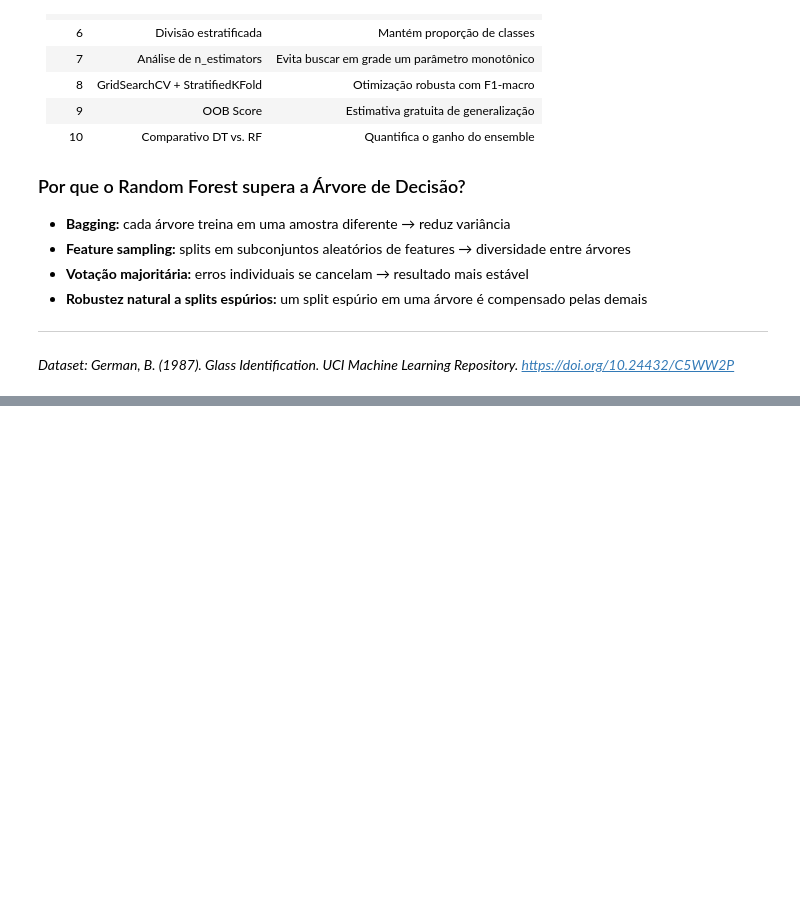
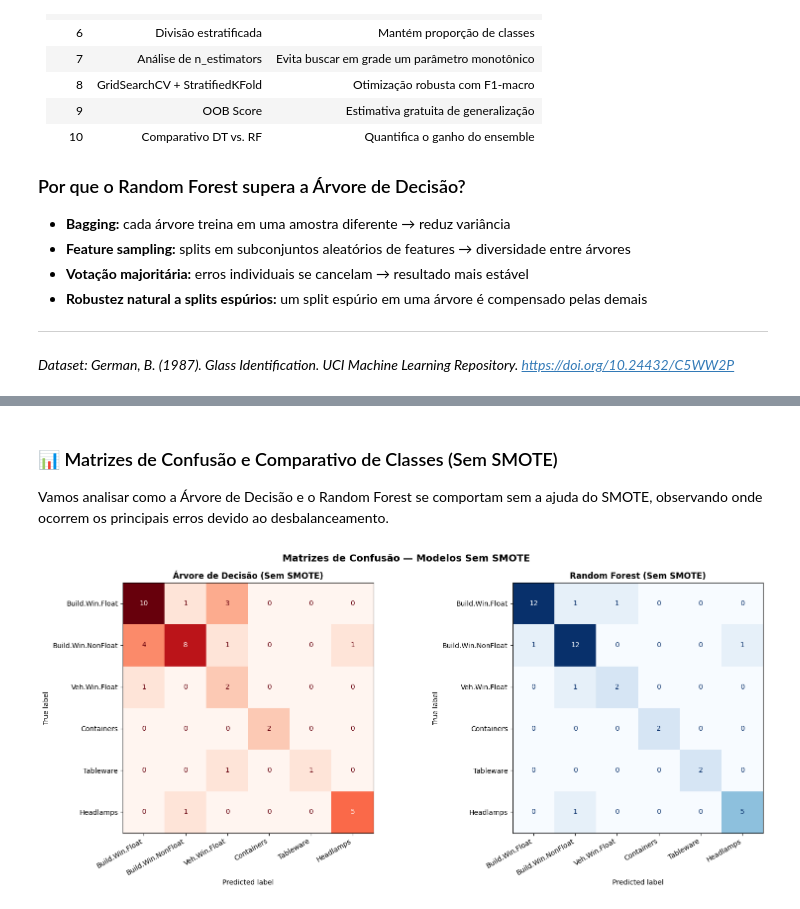
Before and after one commit to HevertonMac/Aprendizagem-de-m-quina, a Jupyter notebook: glass_random_forest.ipynb, the cells around one changed output, grey strips where cells are left out. Saved outputs shown, nothing was run; the diff lists cells and outputs as text; code cells hidden in the pictures; blank space fills up the shorter version.

```diff
--- a/glass_random_forest.ipynb
+++ b/glass_random_forest.ipynb
@@ -843,0 +866,24 @@ print('=' * 55)
+# %%
+# 2. Otimização da Árvore de Decisão SEM SMOTE
+dt_grid_nosmote = GridSearchCV(
+    DecisionTreeClassifier(class_weight='balanced', random_state=42),
+    dt_params, cv=cv, scoring='f1_macro', n_jobs=-1, verbose=0
+)
+dt_grid_nosmote.fit(X_train_nosmote, y_train_nosmote)
+best_dt_nosmote = dt_grid_nosmote.best_estimator_
+y_pred_dt_nosmote = best_dt_nosmote.predict(X_test_nosmote)
+
+# 3. Otimização do Random Forest SEM SMOTE
+rf_grid_nosmote = GridSearchCV(
+    RandomForestClassifier(class_weight='balanced', random_state=42, n_jobs=-1),
+    param_grid,
+    cv=cv,
+    scoring='f1_macro',
+    n_jobs=-1,
+    verbose=0
+)
+rf_grid_nosmote.fit(X_train_nosmote, y_train_nosmote)
+best_rf_nosmote = rf_grid_nosmote.best_estimator_
+y_pred_rf_nosmote = best_rf_nosmote.predict(X_test_nosmote)
+
+print('✅ Modelos sem SMOTE treinados e otimizados com sucesso!')
@@ -843,0 +962,26 @@ print('=' * 55)
+# %% [markdown]
+### 📊 Matrizes de Confusão e Comparativo de Classes (Sem SMOTE)
+
+Vamos analisar como a Árvore de Decisão e o Random Forest se comportam sem a ajuda do SMOTE, observando onde ocorrem os principais erros devido ao desbalanceamento.
+# %%
+fig, axes = plt.subplots(1, 2, figsize=(16, 7))
+
+# Matriz de Confusão: Árvore de Decisão (Sem SMOTE)
+cm_dt_no = confusion_matrix(y_test_nosmote, y_pred_dt_nosmote, labels=classes)
+disp_dt_no = ConfusionMatrixDisplay(confusion_matrix=cm_dt_no, display_labels=labels)
+disp_dt_no.plot(ax=axes[0], cmap='Reds', colorbar=False)
+axes[0].set_title('Árvore de Decisão (Sem SMOTE)', fontsize=12, fontweight='bold')
+axes[0].set_xticklabels(labels, rotation=30, ha='right')
+
+# Matriz de Confusão: Random Forest (Sem SMOTE)
+cm_rf_no = confusion_matrix(y_test_nosmote, y_pred_rf_nosmote, labels=classes)
+disp_rf_no = ConfusionMatrixDisplay(confusion_matrix=cm_rf_no, display_labels=labels)
+disp_rf_no.plot(ax=axes[1], cmap='Blues', colorbar=False)
+axes[1].set_title('Random Forest (Sem SMOTE)', fontsize=12, fontweight='bold')
+axes[1].set_xticklabels(labels, rotation=30, ha='right')
+
+plt.suptitle('Matrizes de Confusão — Modelos Sem SMOTE', fontsize=14, fontweight='bold')
+plt.tight_layout()
+plt.show()
+# %% [output]
+[figure, added]
```
Also changed, not shown: parts of 24 cells of this notebook, 1 other file.
